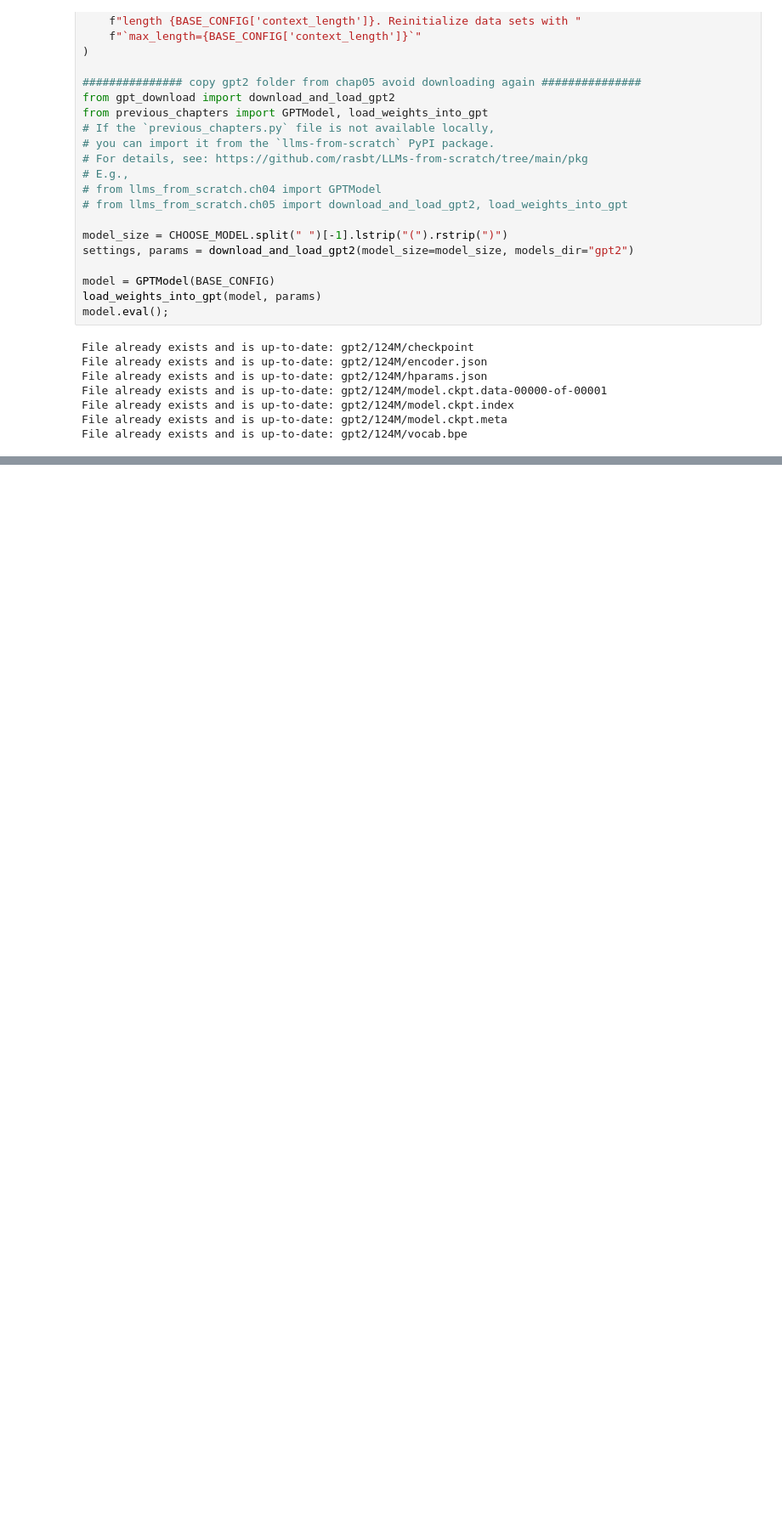
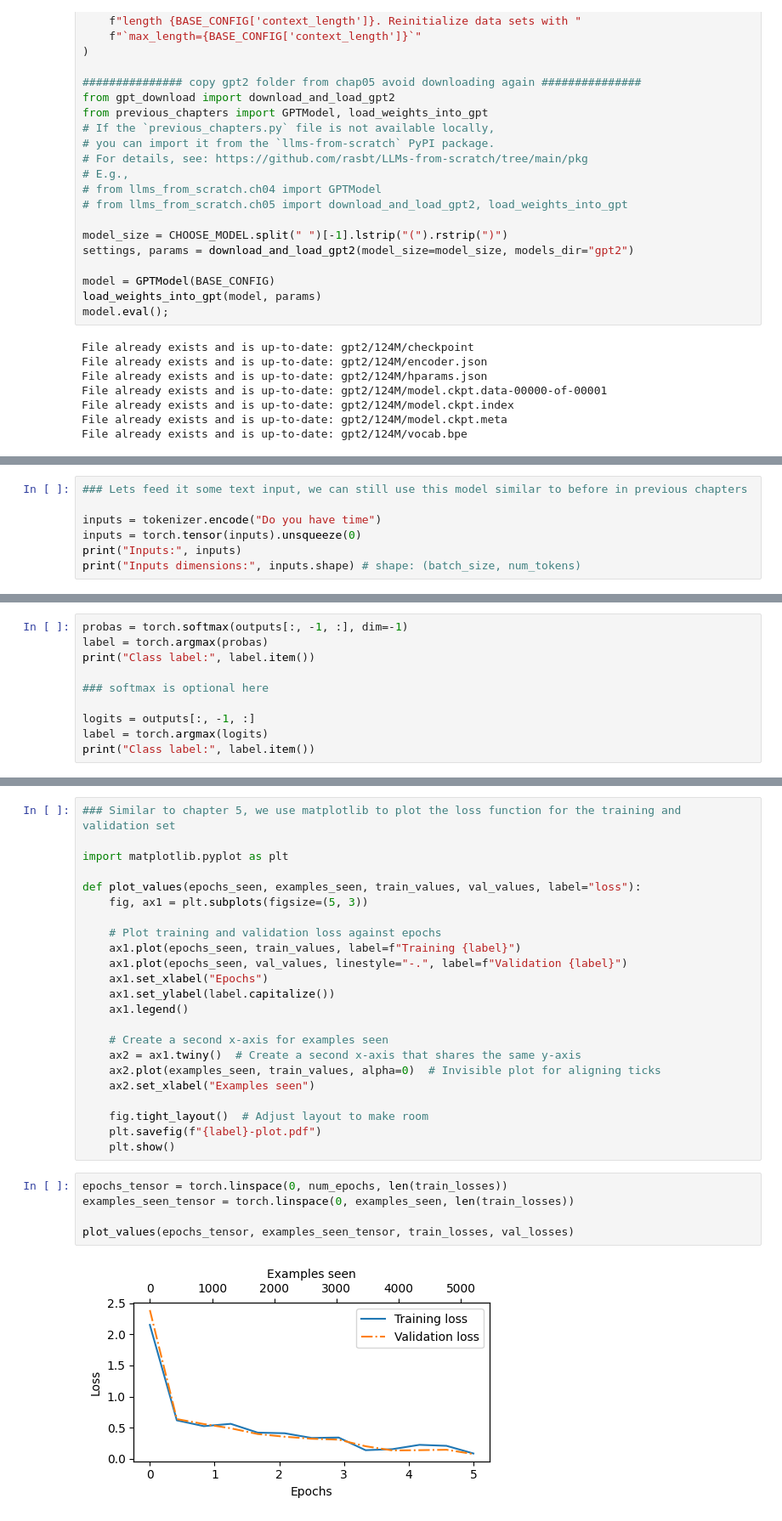
Before and after one commit to pruthvi247/llmFromGroundUp, a Jupyter notebook: chp06/chp06.ipynb, the cells around one changed output, grey strips where cells are left out. Shown at 85% size. Saved outputs shown, nothing was run; the diff lists cells and outputs as text; blank space fills up the shorter version.

Commit message:
chapter 06 complete

```diff
--- a/chp06/chp06.ipynb
+++ b/chp06/chp06.ipynb
@@ -349,0 +439,7 @@ File already exists and is up-to-date: gpt2/124M/vocab.bpe
+# %%
+### Lets feed it some text input, we can still use this model similar to before in previous chapters
+
+inputs = tokenizer.encode("Do you have time")
+inputs = torch.tensor(inputs).unsqueeze(0)
+print("Inputs:", inputs)
+print("Inputs dimensions:", inputs.shape) # shape: (batch_size, num_tokens)
@@ -349,0 +484,10 @@ File already exists and is up-to-date: gpt2/124M/vocab.bpe
+# %%
+probas = torch.softmax(outputs[:, -1, :], dim=-1)
+label = torch.argmax(probas)
+print("Class label:", label.item())
+
+### softmax is optional here
+
+logits = outputs[:, -1, :]
+label = torch.argmax(logits)
+print("Class label:", label.item())
@@ -349,0 +707,30 @@ File already exists and is up-to-date: gpt2/124M/vocab.bpe
+# %%
+### Similar to chapter 5, we use matplotlib to plot the loss function for the training and validation set
+
+import matplotlib.pyplot as plt
+
+def plot_values(epochs_seen, examples_seen, train_values, val_values, label="loss"):
+    fig, ax1 = plt.subplots(figsize=(5, 3))
+
+    # Plot training and validation loss against epochs
+    ax1.plot(epochs_seen, train_values, label=f"Training {label}")
+    ax1.plot(epochs_seen, val_values, linestyle="-.", label=f"Validation {label}")
+    ax1.set_xlabel("Epochs")
+    ax1.set_ylabel(label.capitalize())
+    ax1.legend()
+
+    # Create a second x-axis for examples seen
+    ax2 = ax1.twiny()  # Create a second x-axis that shares the same y-axis
+    ax2.plot(examples_seen, train_values, alpha=0)  # Invisible plot for aligning ticks
+    ax2.set_xlabel("Examples seen")
+
+    fig.tight_layout()  # Adjust layout to make room
+    plt.savefig(f"{label}-plot.pdf")
+    plt.show()
+# %%
+epochs_tensor = torch.linspace(0, num_epochs, len(train_losses))
+examples_seen_tensor = torch.linspace(0, examples_seen, len(train_losses))
+
+plot_values(epochs_tensor, examples_seen_tensor, train_losses, val_losses)
+# %% [output]
+[figure, added]
```
Also changed, not shown: parts of 34 cells of this notebook, 2 other files.
